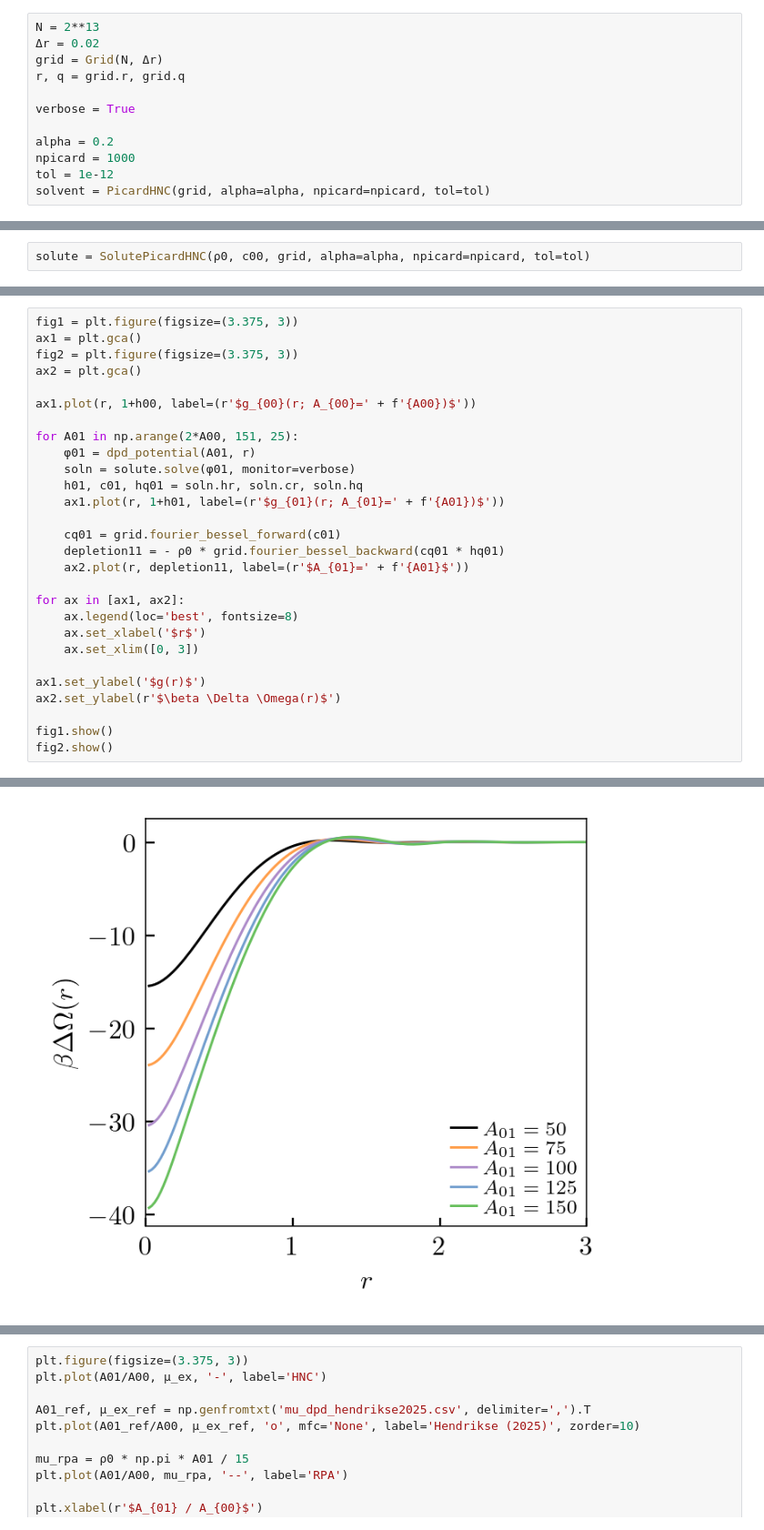
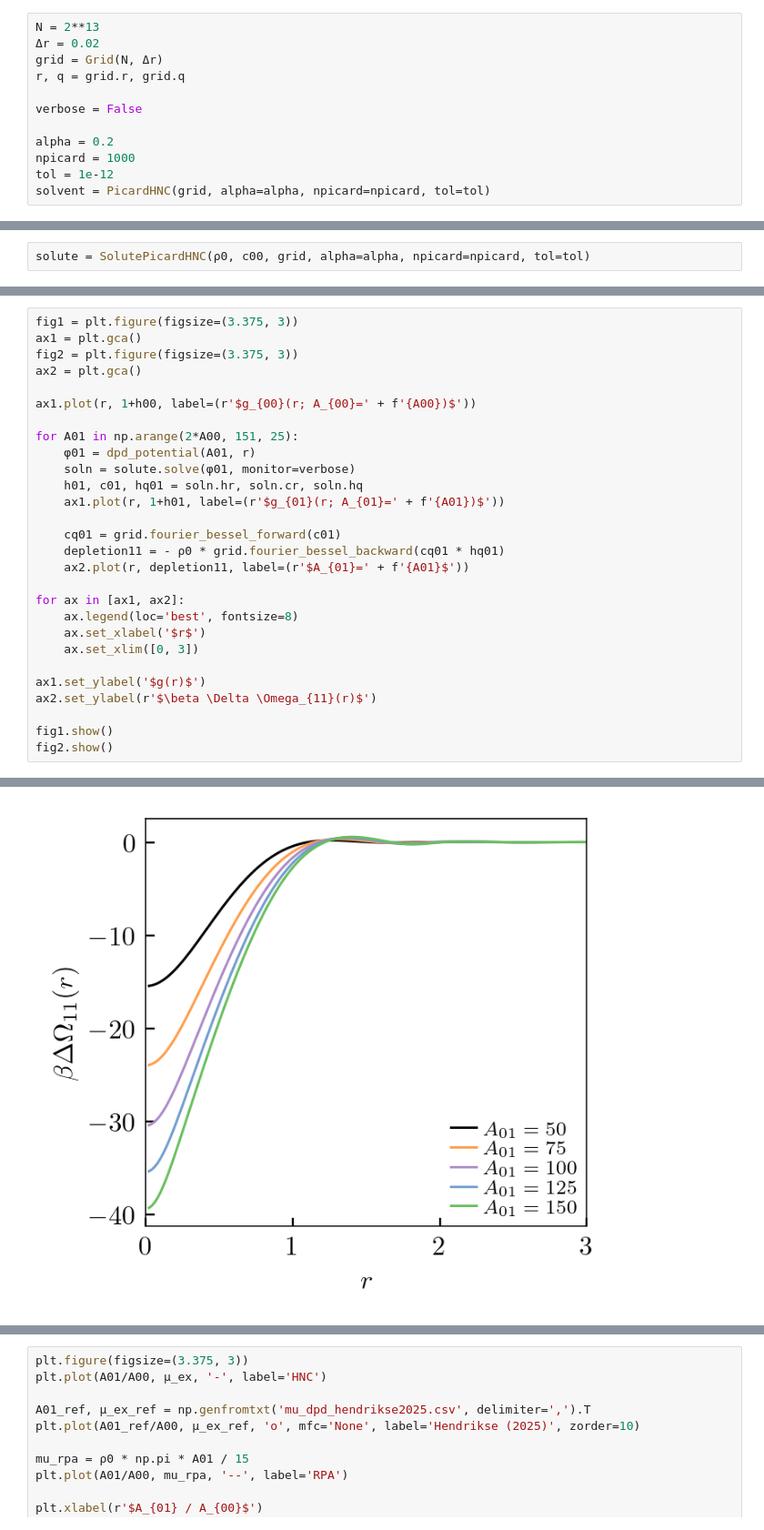
Before and after one commit to patrickbwarren/python3-HNC-solver, a Jupyter notebook: solute_demo.ipynb, the cells around one changed output, grey strips where cells are left out. Shown: that part at 91% size. Drawn from its saved outputs; the diff is of its cells as text.

```diff
--- a/solute_demo.ipynb
+++ b/solute_demo.ipynb
@@ -56,7 +56,7 @@ N = 2**13
 grid = Grid(N, Δr)
 r, q = grid.r, grid.q
 
-verbose = True
+verbose = False
 
 alpha = 0.2
 npicard = 1000
@@ -174,7 +164,7 @@ for ax in [ax1, ax2]:
     ax.set_xlim([0, 3])
 
 ax1.set_ylabel('$g(r)$')
-ax2.set_ylabel(r'$\beta \Delta \Omega(r)$')
+ax2.set_ylabel(r'$\beta \Delta \Omega_{11}(r)$')
 
 fig1.show()
 fig2.show()
@@ -199,2 +172,2 @@ pyHNC.solve: Picard converged
 [figure]
-[figure, old version]
+[figure, new version]
```
Also changed, not shown: parts of 6 cells of this notebook.
